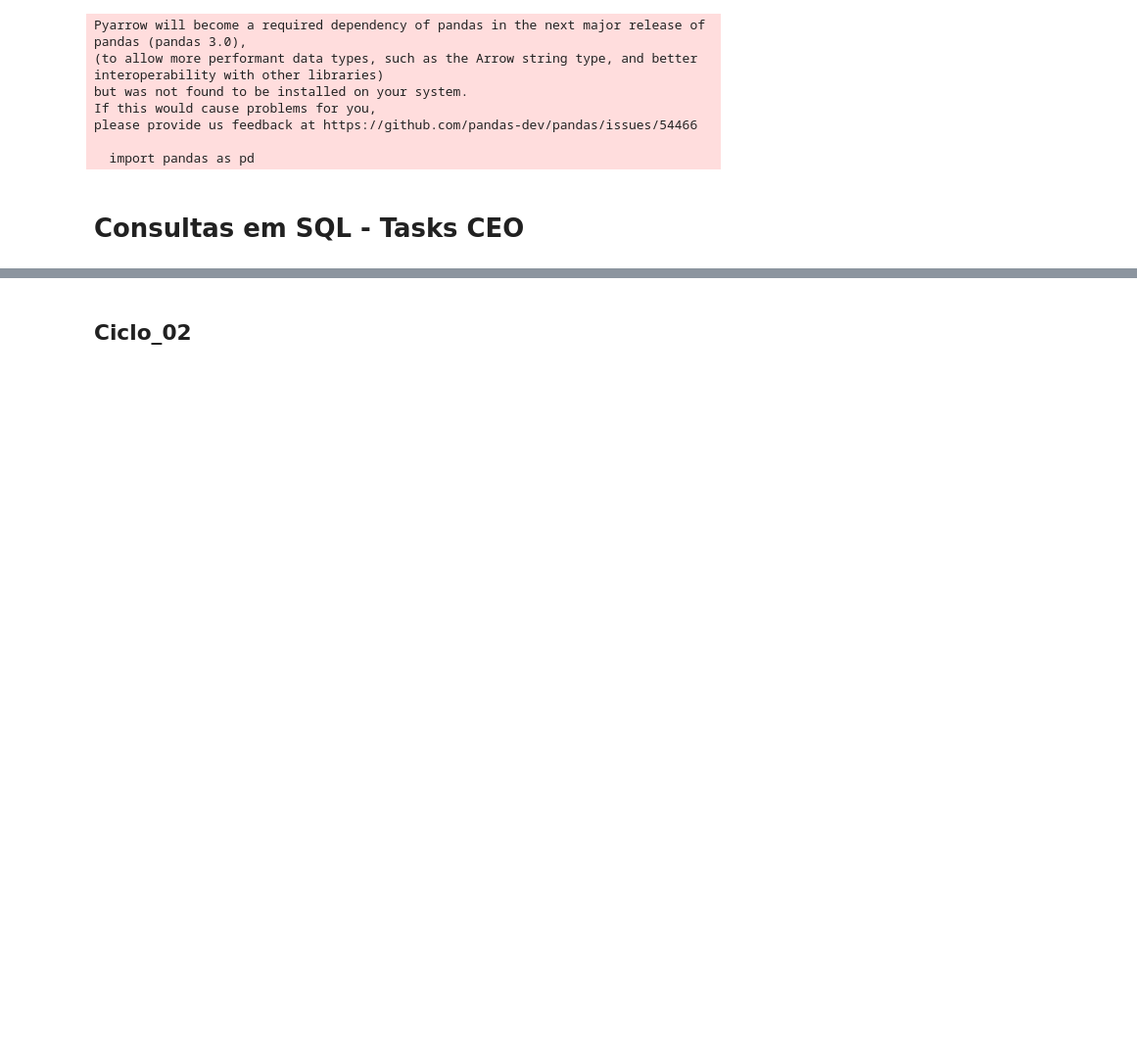
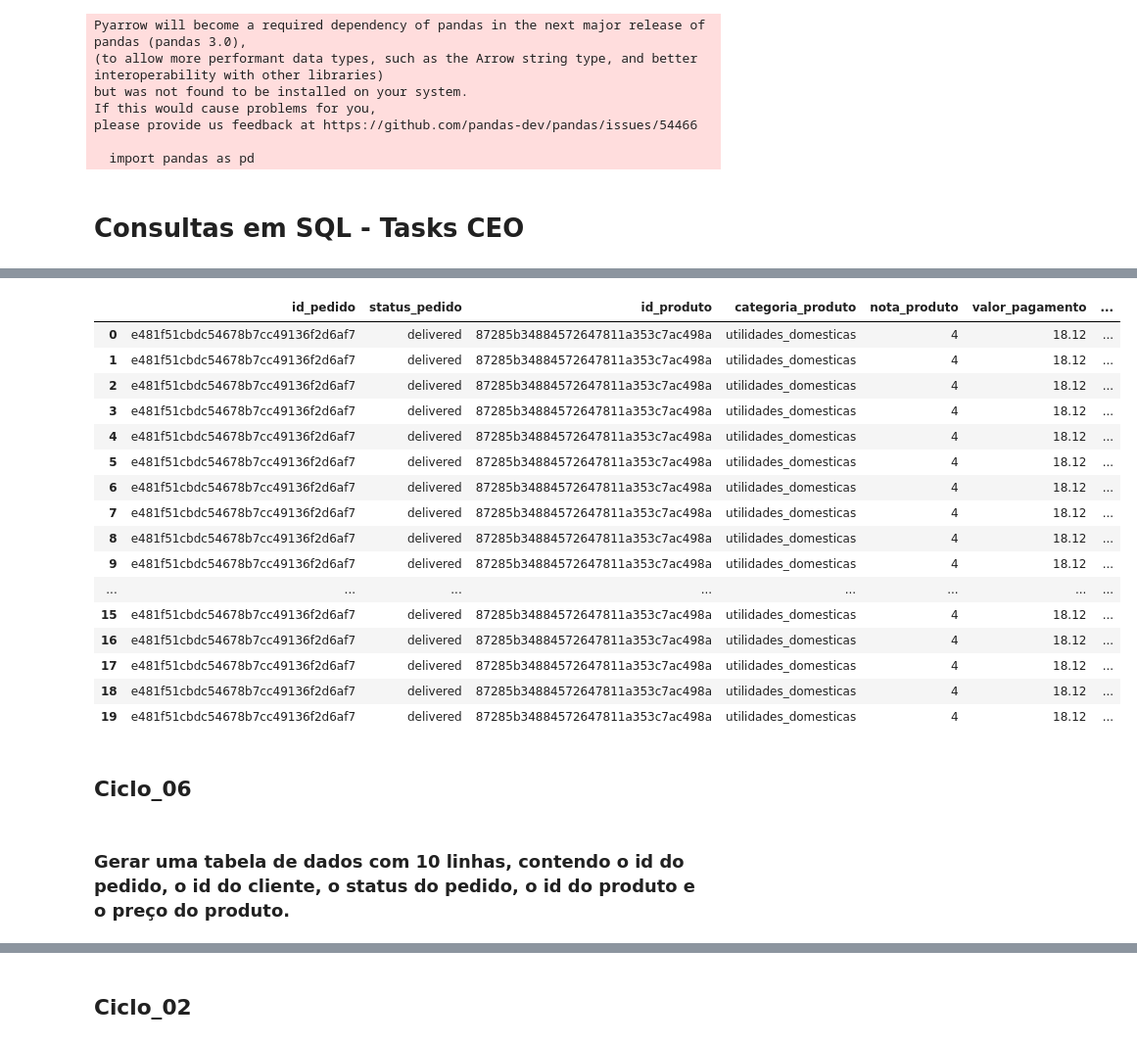
Before and after one commit to C41m/C41m-sql_ecommerce, a Jupyter notebook: sql.ipynb, the cells around one changed output, grey strips where cells are left out. Shown at 98% size. Cells and saved outputs as stored; diff of their text form; code cells hidden in the pictures; blank space fills up the shorter version.

Commit message:
Adiçao de Tasks_9 - Ciclo_06 - Em andamento.
Conclusão Ciclo

```diff
--- a/sql.ipynb
+++ b/sql.ipynb
@@ -242,0 +22,56 @@ display(df)
+# %%
+cursor.execute(
+  """
+  SELECT
+    o.order_id AS id_pedido,
+    o.order_status AS status_pedido,
+    oi.product_id AS id_produto,
+    p.product_category_name AS categoria_produto,
+    or2.review_score AS nota_produto,
+    op.payment_value AS valor_pagamento,
+    op.payment_type AS tipo_pagamento,
+    s.seller_city AS cidade_vendedor,
+    g.geolocation_lat AS latitude,
+    g.geolocation_lng AS longitude
+  FROM
+    orders o
+    LEFT JOIN order_items oi ON (oi.order_id = o.order_id)
+    LEFT JOIN order_reviews or2 ON (or2.order_id = o.order_id)
+    LEFT JOIN order_payments op ON (op.order_id = o.order_id)
+    LEFT JOIN products p ON (p.product_id = oi.product_id)
+    LEFT JOIN sellers s ON (s.seller_id = oi.seller_id)
+    LEFT JOIN geolocation g ON (
+      g.geolocation_zip_code_prefix = s.seller_zip_code_prefix
+    )
+  LIMIT
+    20;
+  """
+)
+
+rows = cursor.fetchall()
+
+df = pd.DataFrame(rows, columns=["id_pedido", "status_pedido", "id_produto", "categoria_produto", "nota_produto", "valor_pagamento", "tipo_pagamento", "cidade_vendedor", "latitude", "longitude"])
+
+display(df)
+# %% [output]
+|  | id_pedido | status_pedido | id_produto | categoria_produto | nota_produto | valor_pagamento | ... |
+| 0 | e481f51cbdc54678b7cc49136f2d6af7 | delivered | 87285b34884572647811a353c7ac498a | utilidades_domesticas | 4 | 18.12 | ... |
+| 1 | e481f51cbdc54678b7cc49136f2d6af7 | delivered | 87285b34884572647811a353c7ac498a | utilidades_domesticas | 4 | 18.12 | ... |
+| 2 | e481f51cbdc54678b7cc49136f2d6af7 | delivered | 87285b34884572647811a353c7ac498a | utilidades_domesticas | 4 | 18.12 | ... |
+| 3 | e481f51cbdc54678b7cc49136f2d6af7 | delivered | 87285b34884572647811a353c7ac498a | utilidades_domesticas | 4 | 18.12 | ... |
+| 4 | e481f51cbdc54678b7cc49136f2d6af7 | delivered | 87285b34884572647811a353c7ac498a | utilidades_domesticas | 4 | 18.12 | ... |
+| 5 | e481f51cbdc54678b7cc49136f2d6af7 | delivered | 87285b34884572647811a353c7ac498a | utilidades_domesticas | 4 | 18.12 | ... |
+| 6 | e481f51cbdc54678b7cc49136f2d6af7 | delivered | 87285b34884572647811a353c7ac498a | utilidades_domesticas | 4 | 18.12 | ... |
+| 7 | e481f51cbdc54678b7cc49136f2d6af7 | delivered | 87285b34884572647811a353c7ac498a | utilidades_domesticas | 4 | 18.12 | ... |
+| 8 | e481f51cbdc54678b7cc49136f2d6af7 | delivered | 87285b34884572647811a353c7ac498a | utilidades_domesticas | 4 | 18.12 | ... |
+| 9 | e481f51cbdc54678b7cc49136f2d6af7 | delivered | 87285b34884572647811a353c7ac498a | utilidades_domesticas | 4 | 18.12 | ... |
+| ... | ... | ... | ... | ... | ... | ... | ... |
+| 15 | e481f51cbdc54678b7cc49136f2d6af7 | delivered | 87285b34884572647811a353c7ac498a | utilidades_domesticas | 4 | 18.12 | ... |
+| 16 | e481f51cbdc54678b7cc49136f2d6af7 | delivered | 87285b34884572647811a353c7ac498a | utilidades_domesticas | 4 | 18.12 | ... |
+| 17 | e481f51cbdc54678b7cc49136f2d6af7 | delivered | 87285b34884572647811a353c7ac498a | utilidades_domesticas | 4 | 18.12 | ... |
+| 18 | e481f51cbdc54678b7cc49136f2d6af7 | delivered | 87285b34884572647811a353c7ac498a | utilidades_domesticas | 4 | 18.12 | ... |
+| 19 | e481f51cbdc54678b7cc49136f2d6af7 | delivered | 87285b34884572647811a353c7ac498a | utilidades_domesticas | 4 | 18.12 | ... |
+# %% [markdown]
+## Ciclo_06
+# %% [markdown]
+### Gerar uma tabela de dados com 10 linhas, contendo o id do pedido, o id do cliente, o status do pedido, o id do produto e o preço do produto.
```
Also changed, not shown: parts of 168 cells of this notebook, 1 other file.
